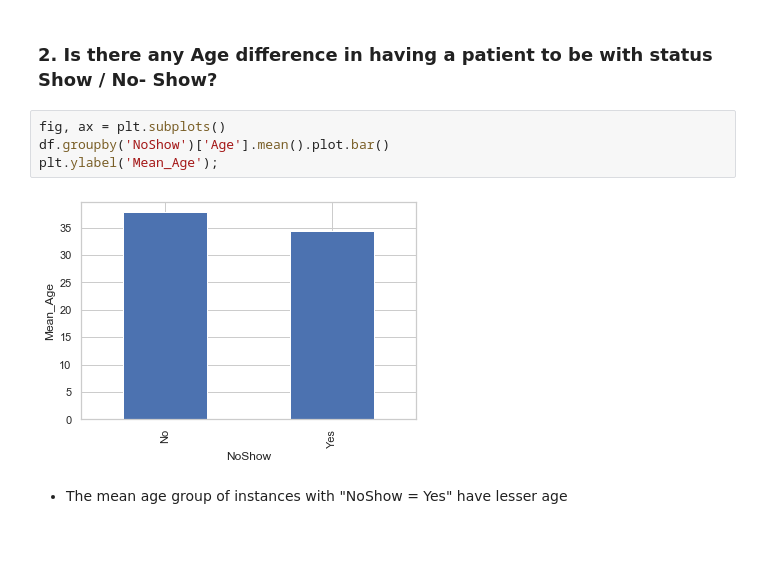
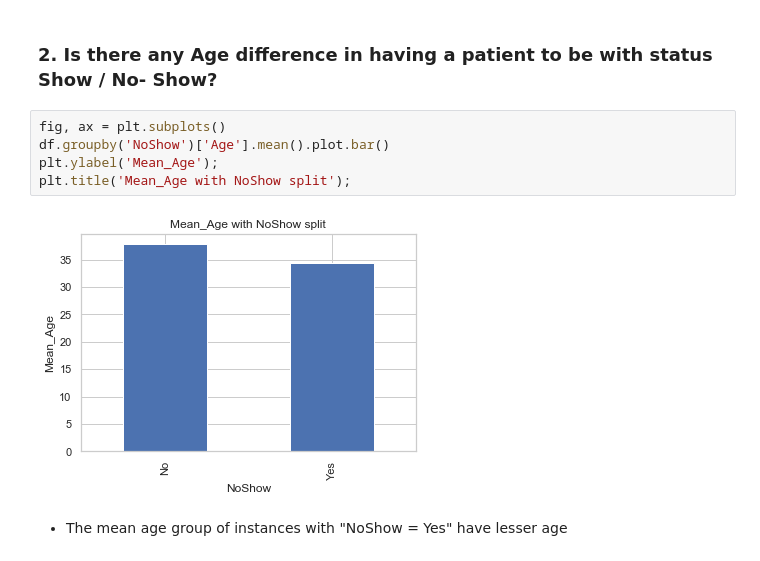
Before and after one commit to leezinfc123/data-Analysis, a Jupyter notebook: Data_Visualization/home/Investigate_a_Dataset_hieund.ipynb, the cells around one changed output. Drawn from its saved outputs; the diff is of its cells as text.

```diff
--- a/Data_Visualization/home/Investigate_a_Dataset_hieund.ipynb
+++ b/Data_Visualization/home/Investigate_a_Dataset_hieund.ipynb
@@ -730,9 +728,10 @@ ax.set_facecolor('white')
 # %%
 fig, ax = plt.subplots()
 df.groupby('NoShow')['Age'].mean().plot.bar()
 plt.ylabel('Mean_Age');
+plt.title('Mean_Age with NoShow split');
 # %% [output]
-[figure, old version]
+[figure, new version]
 # %% [markdown]
 * The mean age group of instances with "NoShow = Yes" have lesser age
 # %%
```
Also changed, not shown: parts of 17 cells of this notebook, 5 other files.
